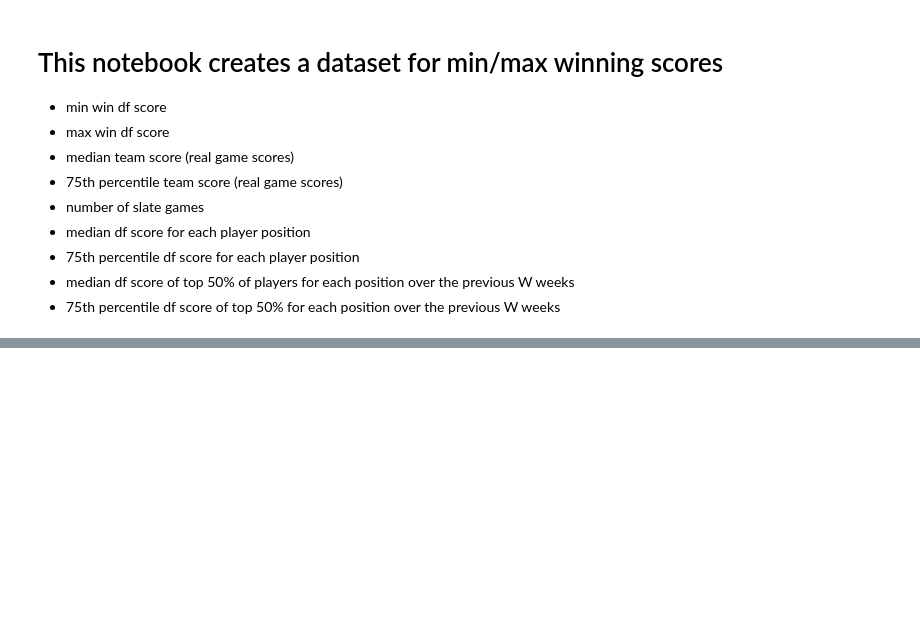
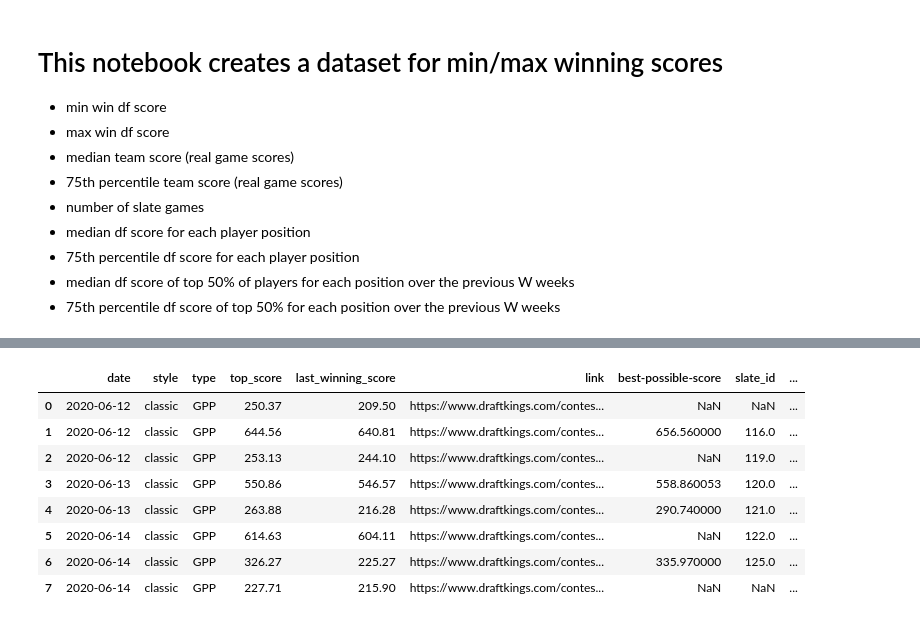
Before and after one commit to ledona/fantasy-experiments, a Jupyter notebook: df-hist/Data Transform.ipynb, the cells around one changed output, grey strips where cells are left out. Saved outputs shown, nothing was run; the diff lists cells and outputs as text; code cells hidden in the pictures; blank space fills up the shorter version.

Commit message:
lol scores

```diff
--- a/df-hist/Data Transform.ipynb
+++ b/df-hist/Data Transform.ipynb
@@ -192,6 +207,7 @@ def get_draft_df(service, sport, style, min_date, max_date) -> pd.DataFrame:
     assert len(draft_df) > 0, "no draft data found"
 
     draft_df['service'] = draft_df.contest.map(lambda contest: contest.split('-', 1)[0])
+    draft_df.team_abbr = draft_df.team_abbr.str.upper()
     service_abbr = SERVICE_ABBR[service]
     draft_df = draft_df.query('service == @service_abbr and team_abbr.notnull()') \
         [['position', 'name', 'team_abbr', 'contest_id']]
@@ -267,7 +283,7 @@ def get_slate_df(db_filename, service, style, min_date, max_date) -> Optional[pd
     from daily_fantasy_slate
         join daily_fantasy_cost on daily_fantasy_slate.id = daily_fantasy_cost.daily_fantasy_slate_id
         join team on team_id = team.id
-    where service = '{service}' and date between '{min_date}' and '{max_date}'
+    where service = '{service}' and date between '{min_date}' and date('{max_date}', '-1 days')
     """
 
     if style is not None:
@@ -347,7 +363,8 @@ def get_slate_id(contest_row, slate_db_df) -> pd.Series:
 def create_team_score_df(db_filename, slate_ids_str, top_player_percentile) -> Optional[pd.DataFrame]:
     conn = sqlite3.connect(db_filename)
     sql = f"""
-    select distinct daily_fantasy_slate.id as slate_id, game.id as game_id, game.score_home, game.score_away
+    select distinct daily_fantasy_slate.id as slate_id, game.id as game_id,
+           game.score_home, game.score_away
     from daily_fantasy_slate
         join daily_fantasy_cost on daily_fantasy_slate.id = daily_fantasy_cost.daily_fantasy_slate_id
         join game on (game.date = daily_fantasy_slate.date and
@@ -442,7 +471,7 @@ def get_player_scores(db_filename, db_exploded_pos_df,
                       sport, service_abbr, top_player_days, min_date, max_date):
     """ Get top player scores (e.g. players that are likely to be highly drafted) """
     conn = sqlite3.connect(db_filename)
-    stat_names = get_stat_names(sport, service_abbr)
+    stat_names = get_stat_names(sport, service_abbr, as_str=True)
 
     sql = f"""
     select game.date, calculation_datum.player_id, calculation_datum.team_id, calculation_datum.value as score
@@ -450,7 +479,7 @@ def get_player_scores(db_filename, db_exploded_pos_df,
         join calculation_datum on calculation_datum.game_id = game.id
         join statistic on calculation_datum.statistic_id = statistic.id
     where statistic.name in ({stat_names})
-        and date between date('{min_date}', '-{top_player_days} days') and '{max_date}'
+        and date between date('{min_date}', '-{top_player_days} days') and date('{max_date}', '-1 days')
     """
     # print(sql)
     db_df = pd.read_sql_query(sql, conn, parse_dates=['date'])
@@ -756,38 +791,38 @@ def generate_dataset(
 # %%
 TOP_SCORE_CACHE_MODE = 'default'
 
-for sport in SPORT_CFGS:
-    cfg_min_date = SPORT_CFGS[sport]['min_date']
-    cfg_max_date = SPORT_CFGS[sport]['max_date']
-    for service in SERVICES:
-        min_date = cfg_min_date.get(service, cfg_min_date.get(None)) \
-            if isinstance(cfg_min_date, dict) else cfg_min_date
-        max_date = cfg_max_date.get(service, cfg_max_date.get(None)) \
-            if isinstance(cfg_max_date, dict) else cfg_max_date
-        for style in STYLES:
-            for contest_type in CONTEST_TYPES:
-                print(f"Processing {sport}, {service}, {style}, {contest_type}")
-                try:
-                    generate_dataset(sport, SPORT_CFGS[sport], service, style, contest_type,
-                                     min_date=min_date, max_date=max_date,
-                                     top_score_cache_mode=TOP_SCORE_CACHE_MODE)
-                except ValueError as ex:
-                    failure = ex
-                    print(f"********************* Error for {sport}, {service}, {style}, {contest_type}: {ex}")
+# for sport in SPORT_CFGS:
+#     cfg_min_date = SPORT_CFGS[sport]['min_date']
+#     cfg_max_date = SPORT_CFGS[sport]['max_date']
+#     for service in SERVICES:
+#         min_date = cfg_min_date.get(service, cfg_min_date.get(None)) \
+#             if isinstance(cfg_min_date, dict) else cfg_min_date
+#         max_date = cfg_max_date.get(service, cfg_max_date.get(None)) \
+#             if isinstance(cfg_max_date, dict) else cfg_max_date
+#         for style in STYLES:
+#             for contest_type in CONTEST_TYPES:
+#                 print(f"Processing {sport}, {service}, {style}, {contest_type}")
+#                 try:
+#                     generate_dataset(sport, SPORT_CFGS[sport], service, style, contest_type,
+#                                      min_date=min_date, max_date=max_date,
+#                                      top_score_cache_mode=TOP_SCORE_CACHE_MODE)
+#                 except ValueError as ex:
+#                     failure = ex
+#                     print(f"********************* Error for {sport}, {service}, {style}, {contest_type}: {ex}")
 
-# try:
-#     sport = 'nfl'
-#     df = generate_dataset(
-#         sport, SPORT_CFGS[sport], 'draftkings',
-#         ContestStyle.CLASSIC, GeneralPrizePool,
-#         # min_date=date(2019, 7, 11),
-#         # max_date=date(2019, 7, 12),
-#         top_score_cache_mode=TOP_SCORE_CACHE_MODE
-#     )
-#     with pd.option_context('max_rows', 1000, 'max_columns', 100, 'max_colwidth', 9999):
-#         display(df)
-# except Exception as ex_:
-#     ex = ex_
-#     raise
-# print("Done!")
+try:
+    sport = 'lol'
+    df = generate_dataset(
+        sport, SPORT_CFGS[sport], 'draftkings',
+        ContestStyle.CLASSIC, GeneralPrizePool,
+        min_date=date(2020, 6, 12),
+        max_date=date(2020, 6, 15),
+        top_score_cache_mode=TOP_SCORE_CACHE_MODE,
+    )
+    with pd.option_context('max_rows', 1000, 'max_columns', 100, 'max_colwidth', 9999):
+        display(df)
+except Exception as ex_:
+    ex = ex_
+    raise
+print("Done!")
 # %% [output]
@@ -810,0 +830,9 @@ Processing nhl, yahoo, showdown, <class 'fantasy_py.lineup.strategy.bet_lineup.G
+|  | date | style | type | top_score | last_winning_score | link | best-possible-score | slate_id | ... |
+| 0 | 2020-06-12 | classic | GPP | 250.37 | 209.50 | https://www.draftkings.com/contes... | NaN | NaN | ... |
+| 1 | 2020-06-12 | classic | GPP | 644.56 | 640.81 | https://www.draftkings.com/contes... | 656.560000 | 116.0 | ... |
+| 2 | 2020-06-12 | classic | GPP | 253.13 | 244.10 | https://www.draftkings.com/contes... | NaN | 119.0 | ... |
+| 3 | 2020-06-13 | classic | GPP | 550.86 | 546.57 | https://www.draftkings.com/contes... | 558.860053 | 120.0 | ... |
+| 4 | 2020-06-13 | classic | GPP | 263.88 | 216.28 | https://www.draftkings.com/contes... | 290.740000 | 121.0 | ... |
+| 5 | 2020-06-14 | classic | GPP | 614.63 | 604.11 | https://www.draftkings.com/contes... | NaN | 122.0 | ... |
+| 6 | 2020-06-14 | classic | GPP | 326.27 | 225.27 | https://www.draftkings.com/contes... | 335.970000 | 125.0 | ... |
+| 7 | 2020-06-14 | classic | GPP | 227.71 | 215.90 | https://www.draftkings.com/contes... | NaN | NaN | ... |
```
Also changed, not shown: parts of 5 cells of this notebook.
